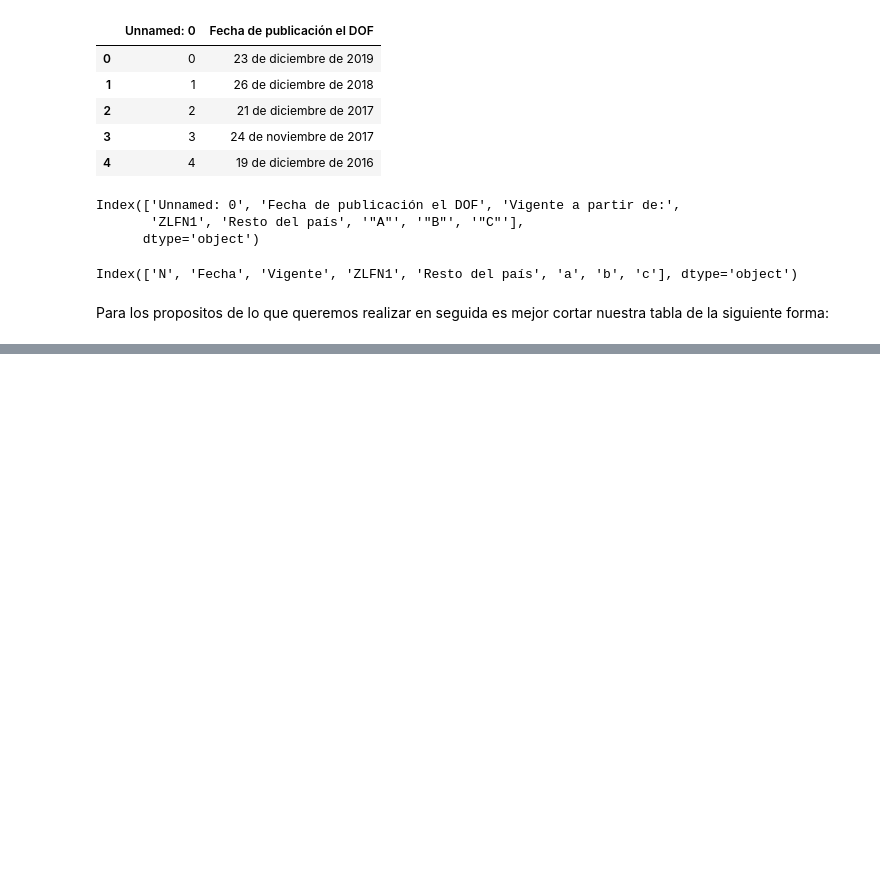
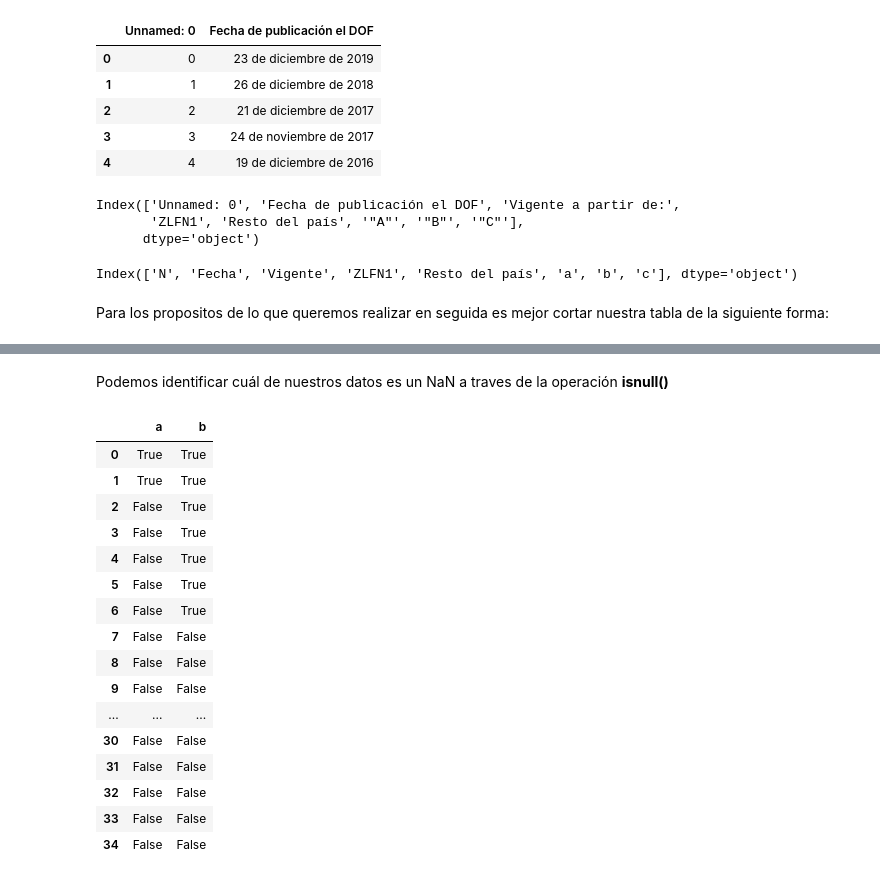
Before and after one commit to DCIDA2019/dcida2020ii-edmundovazquez, a Jupyter notebook: Sep4/manejo_tablas.ipynb, the cells around one changed output, grey strips where cells are left out. Saved outputs shown, nothing was run; the diff lists cells and outputs as text; code cells hidden in the pictures; blank space fills up the shorter version.

```diff
--- a/Sep4/manejo_tablas.ipynb
+++ b/Sep4/manejo_tablas.ipynb
@@ -174,0 +256,22 @@ Ts.iloc[2,4]= 88.36
+# %% [markdown]
+Podemos identificar cuál de nuestros datos es un NaN a traves de la operación **isnull()**
+# %%
+df.isnull()
+# %% [output]
+|  | a | b |
+| 0 | True | True |
+| 1 | True | True |
+| 2 | False | True |
+| 3 | False | True |
+| 4 | False | True |
+| 5 | False | True |
+| 6 | False | True |
+| 7 | False | False |
+| 8 | False | False |
+| 9 | False | False |
+| ... | ... | ... |
+| 30 | False | False |
+| 31 | False | False |
+| 32 | False | False |
+| 33 | False | False |
+| 34 | False | False |
```
Also changed, not shown: parts of 15 cells of this notebook.
